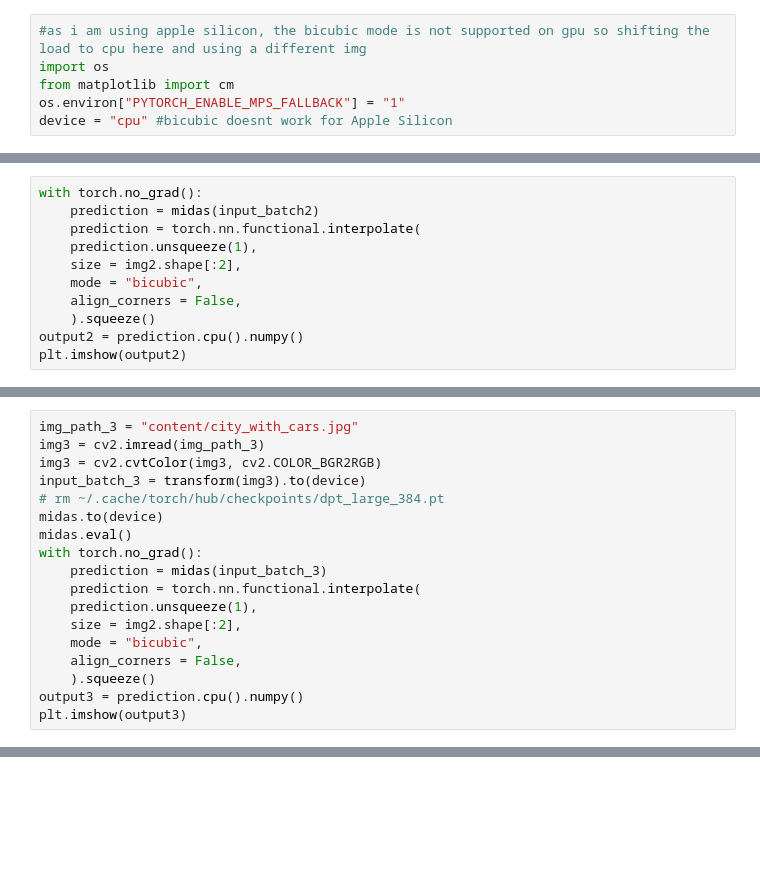
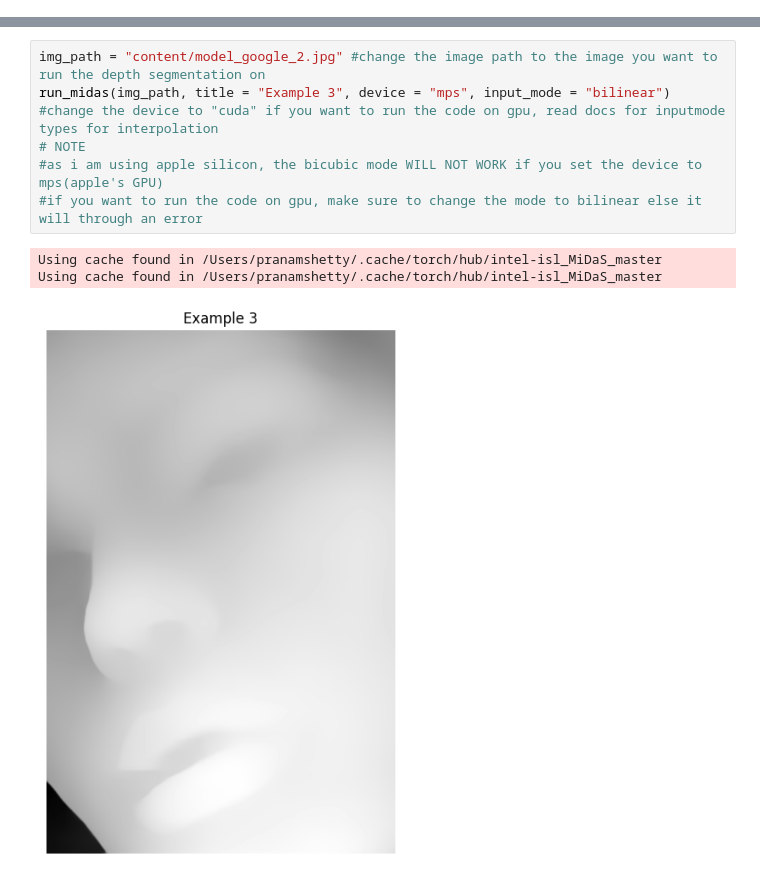
Before and after one commit to prxshetty/midas-depthseg, a Jupyter notebook: depthsegmentation.ipynb, the cells around one changed output, grey strips where cells are left out. Saved outputs shown, nothing was run; the diff lists cells and outputs as text; blank space fills up the shorter version.

Commit message:
optimized code, cleaned it, added more examples, removed blurring

```diff
--- a/depthsegmentation.ipynb
+++ b/depthsegmentation.ipynb
@@ -97,6 +35,0 @@ plt.imshow(output)
-# %%
-#as i am using apple silicon, the bicubic mode is not supported on gpu so shifting the load to cpu here and using a different img
-import os
-from matplotlib import cm
-os.environ["PYTORCH_ENABLE_MPS_FALLBACK"] = "1"
-device = "cpu" #bicubic doesnt work for Apple Silicon
@@ -118,11 +35,0 @@ midas.eval()
-# %%
-with torch.no_grad():
-    prediction = midas(input_batch2)
-    prediction = torch.nn.functional.interpolate(
-    prediction.unsqueeze(1),
-    size = img2.shape[:2],
-    mode = "bicubic",
-    align_corners = False,
-    ).squeeze()
-output2 = prediction.cpu().numpy()
-plt.imshow(output2)
@@ -140,18 +35,0 @@ plt.show()
-# %%
-img_path_3 = "content/city_with_cars.jpg"
-img3 = cv2.imread(img_path_3)
-img3 = cv2.cvtColor(img3, cv2.COLOR_BGR2RGB)
-input_batch_3 = transform(img3).to(device)
-# rm ~/.cache/torch/hub/checkpoints/dpt_large_384.pt
-midas.to(device)
-midas.eval()
-with torch.no_grad():
-    prediction = midas(input_batch_3)
-    prediction = torch.nn.functional.interpolate(
-    prediction.unsqueeze(1),
-    size = img2.shape[:2],
-    mode = "bicubic",
-    align_corners = False,
-    ).squeeze()
-output3 = prediction.cpu().numpy()
-plt.imshow(output3)
@@ -195,0 +90,10 @@ plt.imshow(np.transpose(preds_numpy, (1, 2, 0)))  # Transpose to [height, width,
+# %%
+img_path = "content/model_google_2.jpg" #change the image path to the image you want to run the depth segmentation on
+run_midas(img_path, title = "Example 3", device = "mps", input_mode = "bilinear") #change the device to "cuda" if you want to run the code on gpu, read docs for inputmode types for interpolation
+# NOTE
+#as i am using apple silicon, the bicubic mode WILL NOT WORK if you set the device to mps(apple's GPU)
+#if you want to run the code on gpu, make sure to change the mode to bilinear else it will through an error
+# %% [output]
+Using cache found in /Users/pranamshetty/.cache/torch/hub/intel-isl_MiDaS_master
+Using cache found in /Users/pranamshetty/.cache/torch/hub/intel-isl_MiDaS_master
+[figure, added]
```
Also changed, not shown: parts of 26 cells of this notebook, 5 other files.
